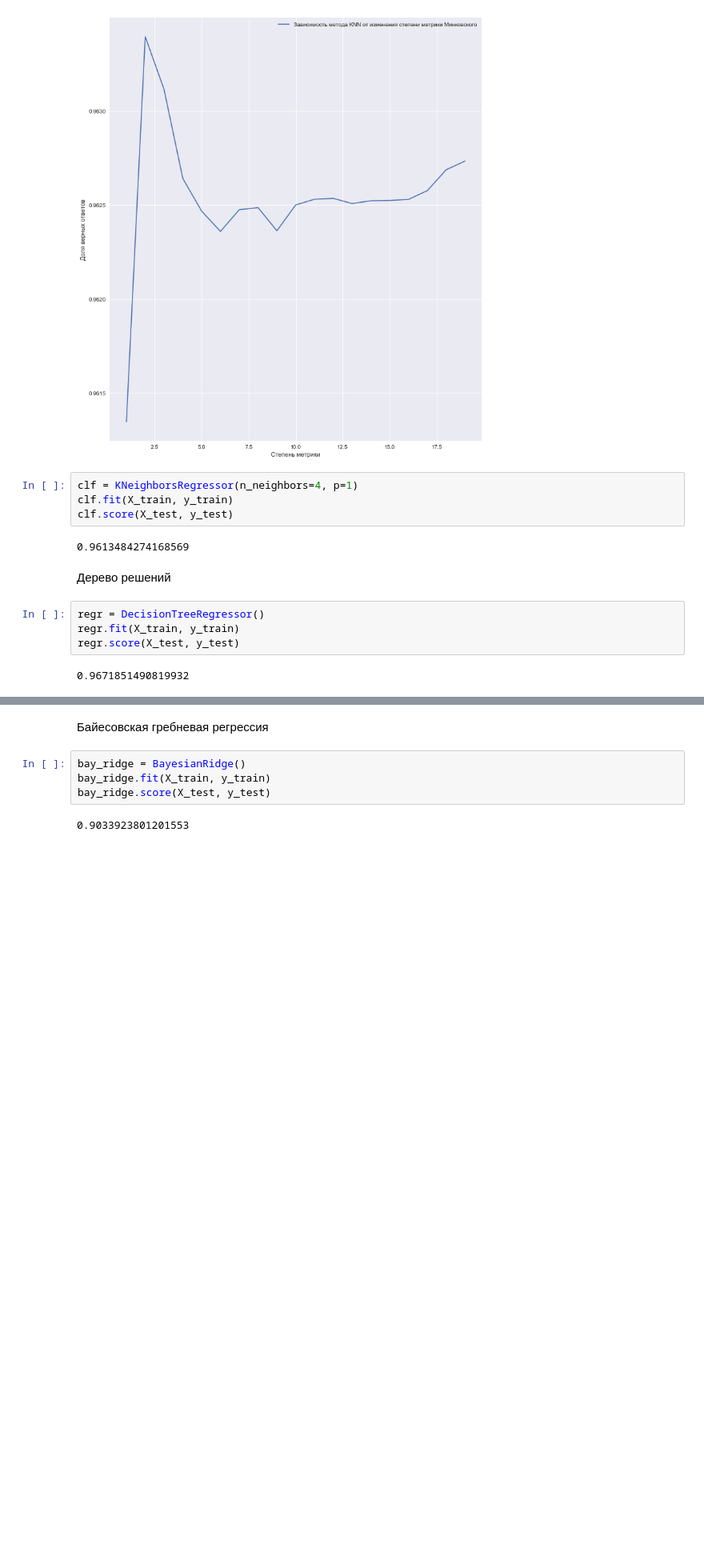
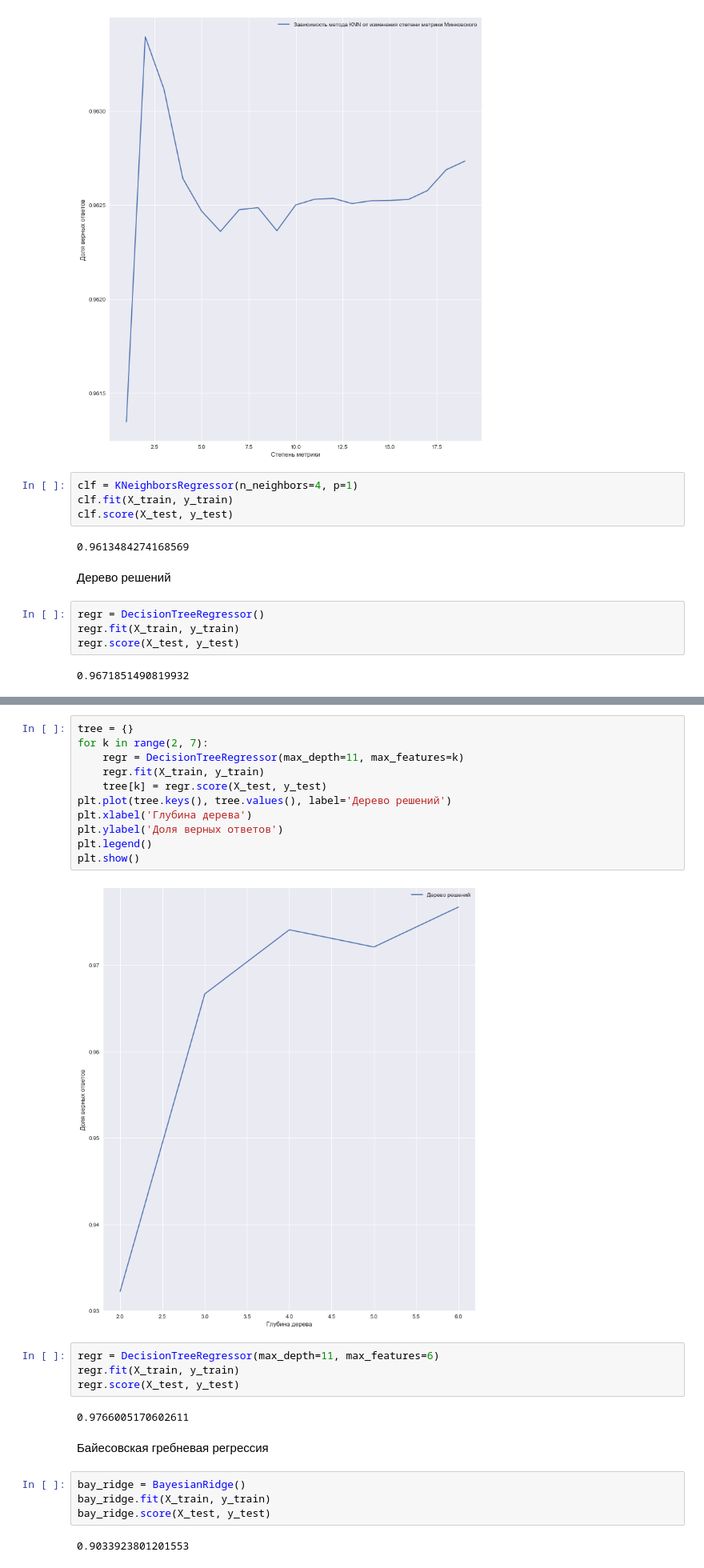
Before and after one commit to sneilk/mlcourse, a Jupyter notebook: diamonds_DS.ipynb, the cells around one changed output, grey strips where cells are left out. Shown: that part at 80% size. Cells and saved outputs as stored; diff of their text form; blank space fills up the shorter version.

```diff
--- a/diamonds_DS.ipynb
+++ b/diamonds_DS.ipynb
@@ -215,3 +232,22 @@ regr.score(X_test, y_test)
+# %%
+tree = {}
+for k in range(2, 7):
+    regr = DecisionTreeRegressor(max_depth=11, max_features=k)
+    regr.fit(X_train, y_train)
+    tree[k] = regr.score(X_test, y_test)
+plt.plot(tree.keys(), tree.values(), label='Дерево решений')
+plt.xlabel('Глубина дерева')
+plt.ylabel('Доля верных ответов')
+plt.legend()
+plt.show()
+# %% [output]
+[figure, added]
+# %%
+regr = DecisionTreeRegressor(max_depth=11, max_features=6)
+regr.fit(X_train, y_train)
+regr.score(X_test, y_test)
+# %% [output]
+0.9766005170602611
 # %% [markdown]
 Байесовская гребневая регрессия
 # %%
```
Also changed, not shown: parts of 4 cells of this notebook.
